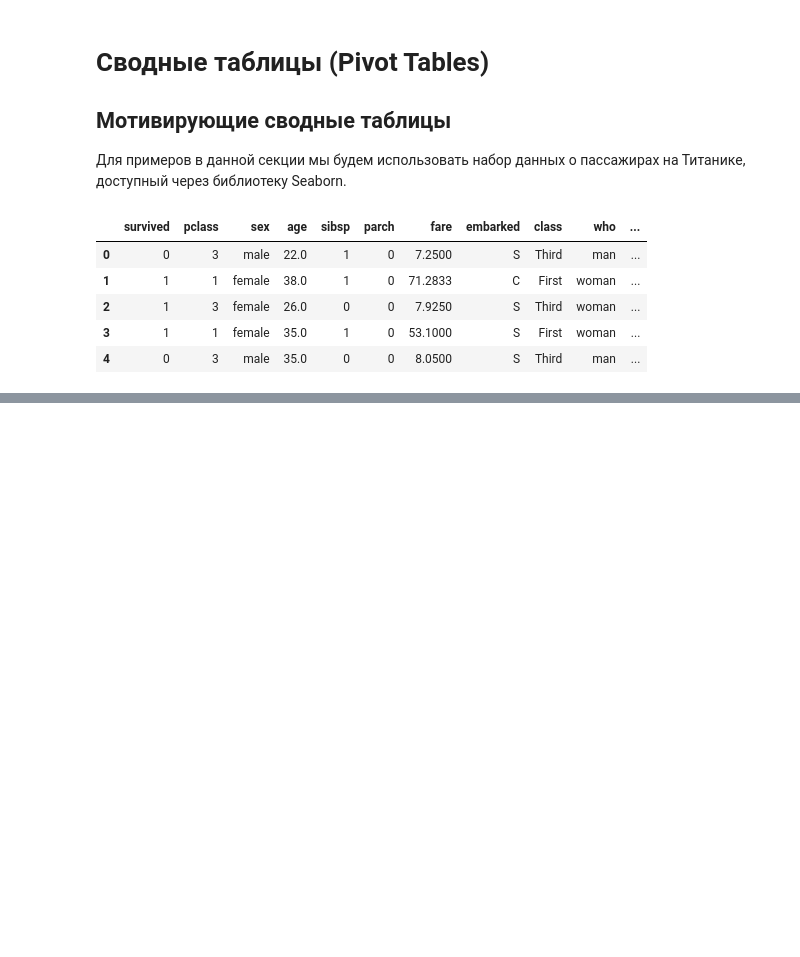
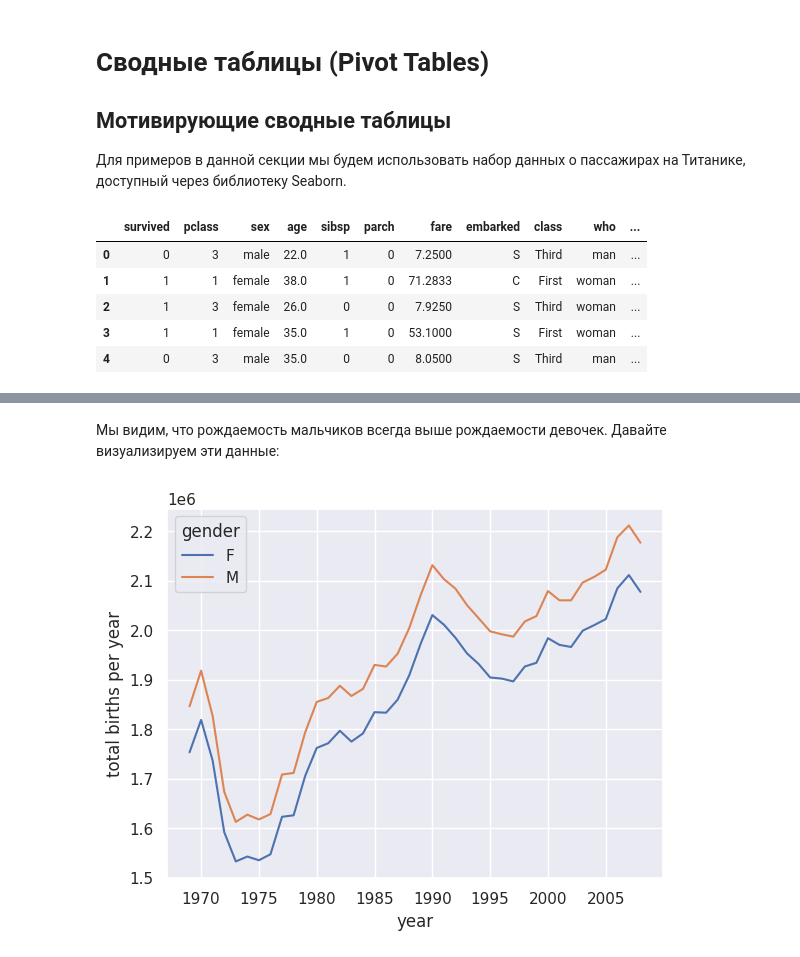
Before and after one commit to proway2/PythonDataScienceHandbook, a Jupyter notebook: Pandas - Pivot Tables.ipynb, the cells around one changed output, grey strips where cells are left out. Saved outputs shown, nothing was run; the diff lists cells and outputs as text; code cells hidden in the pictures; blank space fills up the shorter version.

```diff
--- a/Pandas - Pivot Tables.ipynb
+++ b/Pandas - Pivot Tables.ipynb
@@ -23,0 +120,3 @@ https://jakevdp.github.io/PythonDataScienceHandbook/03.09-pivot-tables.html#Pivo
+# %%
+births = pd.read_csv('notebooks/data/births.csv')
+births.head()
@@ -23,0 +132,3 @@ https://jakevdp.github.io/PythonDataScienceHandbook/03.09-pivot-tables.html#Pivo
+# %%
+births['decade'] = 10 * (births['year'] // 10)
+births.pivot_table('births', index='decade', columns='gender', aggfunc='sum')
@@ -23,0 +143,10 @@ https://jakevdp.github.io/PythonDataScienceHandbook/03.09-pivot-tables.html#Pivo
+# %% [markdown]
+Мы видим, что рождаемость мальчиков всегда выше рождаемости девочек. Давайте визуализируем эти данные:
+# %%
+%matplotlib inline
+import matplotlib.pyplot as plt
+sns.set()  # use Seaborn styles
+births.pivot_table('births', index='year', columns='gender', aggfunc='sum').plot()
+plt.ylabel('total births per year');
+# %% [output]
+[figure, added]
```
Also changed, not shown: parts of 36 cells of this notebook, 1 other file.
